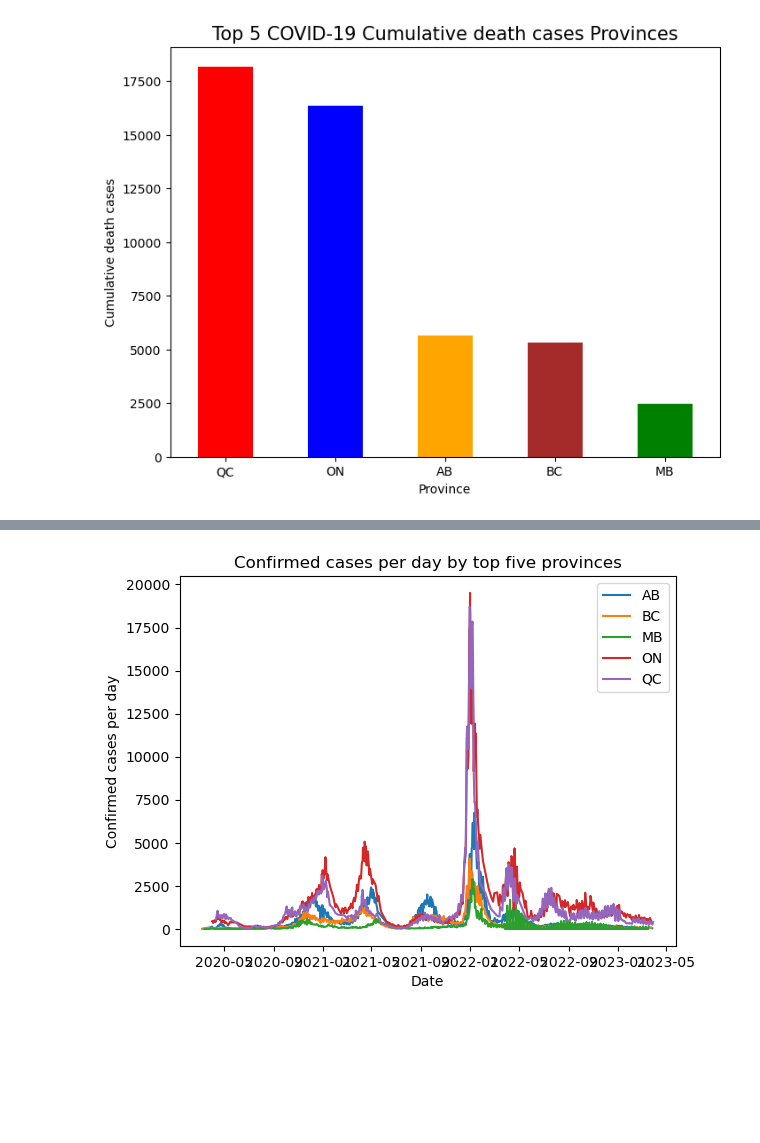
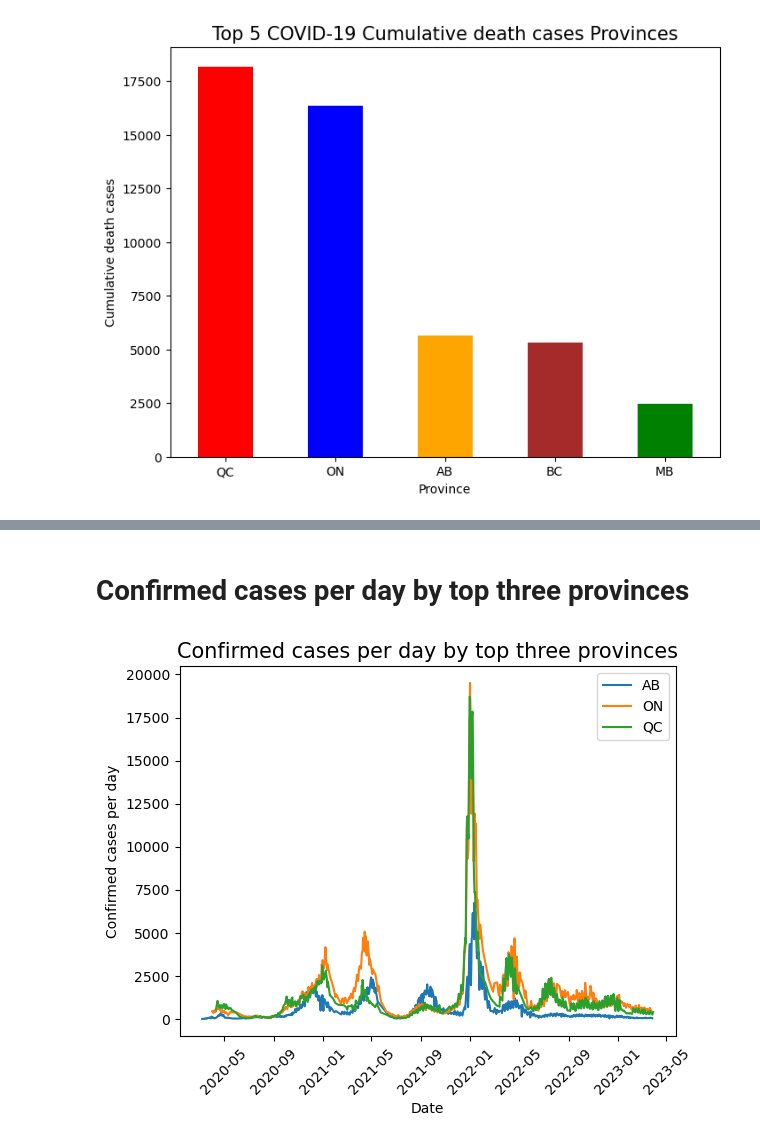
Before and after one commit to svafaeva93/Covid19AnalysisCanada, a Jupyter notebook: Data_extraction_API.ipynb, the cells around one changed output, grey strips where cells are left out. Cells and saved outputs as stored; diff of their text form; code cells hidden in the pictures; blank space fills up the shorter version.

```diff
--- a/Data_extraction_API.ipynb
+++ b/Data_extraction_API.ipynb
@@ -334,22 +336,25 @@ plt.show()
+# %% [markdown]
+# Confirmed cases per day by top three provinces
 # %%
 # calculate total confirmed cases for each province
 totals = Line_plot_df.groupby('Province')['Confirmed cases per day'].sum().reset_index()
 # sort by total confirmed cases and select top five provinces
-top_five = totals.sort_values('Confirmed cases per day', ascending=False).head(5)['Province']
+top_three = totals.sort_values('Confirmed cases per day', ascending=False).head(3)['Province']
 # filter dataframe to only include top five provinces
-Line_plot_df = Line_plot_df[Line_plot_df['Province'].isin(top_five)]
+Line_plot_df = Line_plot_df[Line_plot_df['Province'].isin(top_three)]
 # sort by province and date
 Line_plot_df = Line_plot_df.sort_values(['Province', 'Date'])
 # create a separate plot for each province
 for province, group in Line_plot_df.groupby('Province'):
     # plot Date vs Confirmed cases per day
     plt.plot(group['Date'], group['Confirmed cases per day'], label=province)
 # add labels and legend
 plt.xlabel('Date')
+plt.xticks(rotation=45)
 plt.ylabel('Confirmed cases per day')
-plt.title('Confirmed cases per day by top five provinces')
+plt.title('Confirmed cases per day by top three provinces', size = 15)
 plt.legend()
 # show the plot
 plt.show()
 # %% [output]
-[figure, old version]
+[figure, new version]
```
Also changed, not shown: parts of 7 cells of this notebook.
